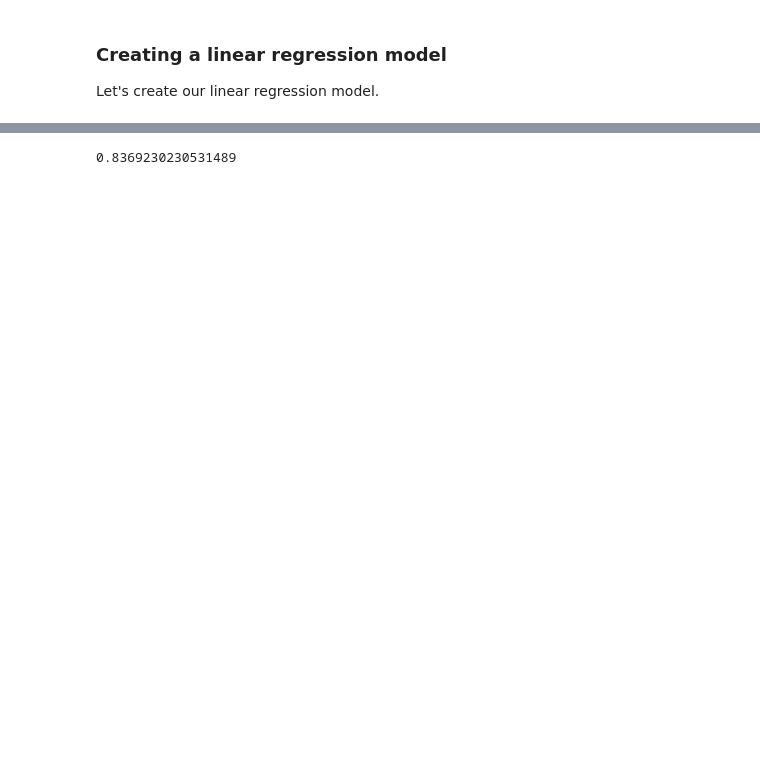
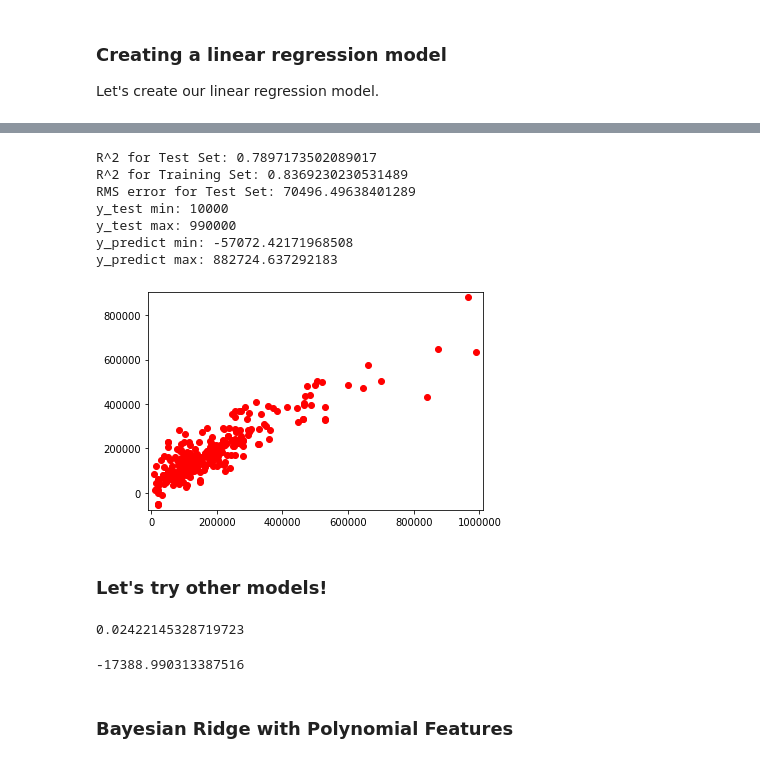
Before and after one commit to ottinger/apartments_analysis, a Jupyter notebook: housing_price_prediction/housing-price-prediction.ipynb, the cells around one changed output, grey strips where cells are left out. Drawn from its saved outputs; the diff is of its cells as text; code cells hidden in the pictures; blank space fills up the shorter version.

Commit message:
Add bayesian ridge, random forest, ridge models

```diff
--- a/housing_price_prediction/housing-price-prediction.ipynb
+++ b/housing_price_prediction/housing-price-prediction.ipynb
@@ -370,6 +397,29 @@ ch_args = [6400, 34790, 1500, 1990, 4, 3, 10] + ch_oh.tolist()[0]
 #ch_args = ch_oh.tolist()
 linreg.predict([ch_args])
 '''
-linreg.score(X_train,y_train)
+
+y_predict = linreg.predict(X_test)
+model_stats(linreg,X_test,y_test,X_train,y_train,y_predict)
 # %% [output]
-0.8369230230531489
+R^2 for Test Set: 0.7897173502089017
+R^2 for Training Set: 0.8369230230531489
+RMS error for Test Set: 70496.49638401289
+y_test min: 10000
+y_test max: 990000
+y_predict min: -57072.42171968508
+y_predict max: 882724.637292183
+# %%
+def plot_test_predict(Xt,yp,yt):
+    xy_test_df = pd.concat([Xt.reset_index(), pd.Series(yp), yt.reset_index()],axis=1)
+
+    plt.ylim(xy_test_df[0].min() - 20000, xy_test_df[0].max() + 20000)
+    plt.xlim(xy_test_df['price'].min() - 20000, xy_test_df['price'].max() + 20000)
+
+    #estimated_prices_df
+    plt.plot(xy_test_df['price'], xy_test_df[0], 'ro')
+# %%
+plot_test_predict(X_test, y_predict, y_test)
+# %% [output]
+[figure, added]
+# %% [markdown]
+### Let's try other models!
@@ -375,0 +430,17 @@ linreg.score(X_train,y_train)
+# %%
+logreg.score(X_test,y_test)
+# %% [output]
+0.02422145328719723
+# %%
+from sklearn.preprocessing import PolynomialFeatures
+from sklearn.linear_model import Ridge
+from sklearn.pipeline import make_pipeline
+from sklearn.metrics import r2_score
+
+PolyReg = make_pipeline(PolynomialFeatures(3), LinearRegression())
+PolyReg.fit(X_train,y_train)
+PolyReg.score(X_test,y_test)
+# %% [output]
+-17388.990313387516
+# %% [markdown]
+### Bayesian Ridge with Polynomial Features
```
Also changed, not shown: parts of 33 cells of this notebook.
